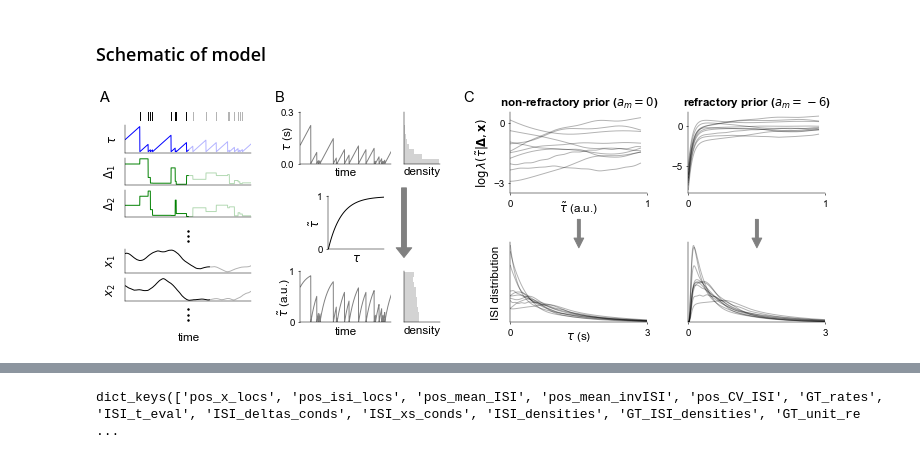
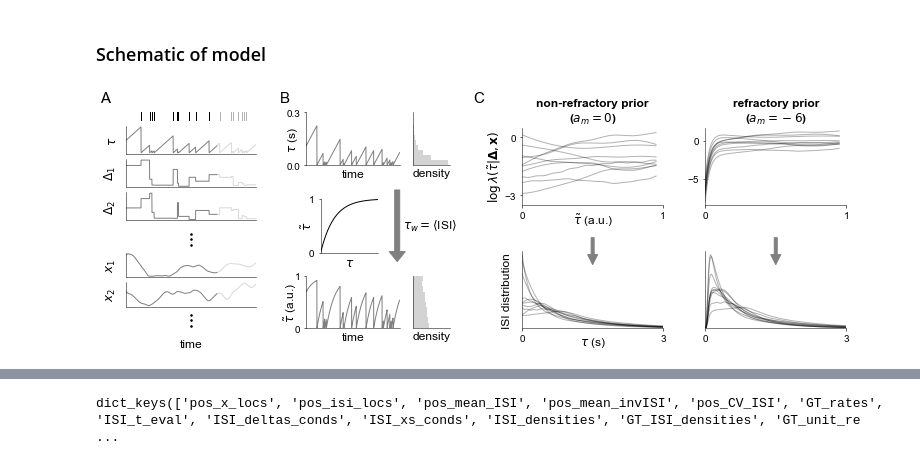
Before and after one commit to davindicode/nonparametric-nonrenewal-process, a Jupyter notebook: scripts/plots/plots.ipynb, the cells around one changed output, grey strips where cells are left out. Saved outputs shown, nothing was run; the diff lists cells and outputs as text; code cells hidden in the pictures.

```diff
--- a/scripts/plots/plots.ipynb
+++ b/scripts/plots/plots.ipynb
@@ -65,6 +64,16 @@ import plot_baselines
 
 jitter = 1e-5
 filters_dict = plot_baselines.spike_history_filters(rng, prng_state, jitter, array_type)
+
+dt = 0.001
+data_dict = plot_baselines.rate_rescaling(rng, dt, p = 0.003, ts = 3000)
+
+
+time_t = data_dict['time']
+rtime_t = data_dict['rescaled_time']
+rates_t = data_dict['rates']
+spike_times = data_dict["spike_times"]
+rspike_times = data_dict["rescaled_spike_times"]
 # %%
 a, c = 6., 30.
 phi_lower, phi_upper = a * np.log(c) - np.pi, (a * np.log(500 + c) + np.pi) * 0.87
@@ -134,10 +193,11 @@ fig.text(-0.03, 1.05, 'A', fontsize=15, ha='center')
 fig.text(0.22, 1.05, 'B', fontsize=15, ha='center')
 fig.text(0.49, 1.05, 'C', fontsize=15, ha='center')
 
+fig.text(1.03, 1.05, 'S', fontsize=15, alpha=0., ha='center')  # space
 
 
 Tst = 500
-T = 1000
+T = 1200
 Te = 1500
 
 
@@ -162,8 +222,8 @@ ax.axis('off')
 
 ax = fig.add_subplot(spec[1, 0])
 
-ax.plot(evals[Tst:T], ISIs[Tst:T, 0, 0], c='b')
-ax.plot(evals[T:Te], ISIs[T:Te, 0, 0], c='b', alpha=0.3)
+ax.plot(evals[Tst:T], ISIs[Tst:T, 0, 0], c='gray')
+ax.plot(evals[T:Te], ISIs[T:Te, 0, 0], c='gray', alpha=0.3)
 ax.set_xlim([evals[Tst], evals[Te]])
 ax.set_ylabel(r'$\tau$')
 ax.set_yticks([])
@@ -172,8 +232,8 @@ ax.set_xticks([])
 
 for k in range(2):
     ax = fig.add_subplot(spec[k + 2, 0])
-    ax.plot(evals[Tst:T], ISIs[Tst:T, 0, k+1], c='g')
-    ax.plot(evals[T:Te], ISIs[T:Te, 0, k+1], c='g', alpha=0.3)
+    ax.plot(evals[Tst:T], ISIs[Tst:T, 0, k+1], c='gray')
+    ax.plot(evals[T:Te], ISIs[T:Te, 0, k+1], c='gray', alpha=0.3)
     ax.set_xlim([evals[Tst], evals[Te]])
     ax.set_xticks([])
     ax.set_ylim(0)
@@ -200,9 +260,9 @@ spec = fig.add_gridspec(ncols=len(widths), nrows=len(heights), width_ratios=widt
 
 for d in range(2):
     ax = fig.add_subplot(spec[d, 0])
-    ax.plot(evals[:T], pos_sample[0, :T, d, 0], c='k')
-    ax.plot(evals[T:Te], pos_sample[0, T:Te, d, 0], alpha=0.3, c='k')
-    ax.set_xlim([evals[0], evals[Te]])
+    ax.plot(evals[Tst:T], pos_sample[0, Tst:T, d, 0], c='gray')
+    ax.plot(evals[T:Te], pos_sample[0, T:Te, d, 0], alpha=0.3, c='gray')
+    ax.set_xlim([evals[Tst], evals[Te]])
     ax.set_ylabel('$x_{}$'.format(d+1))
     ax.set_xticks([])
     ax.set_yticks([])
@@ -268,7 +328,7 @@ widths = [1]
 heights = [1]
 spec = fig.add_gridspec(ncols=len(widths), nrows=len(heights), width_ratios=widths,
                         height_ratios=heights, top=0.6, bottom=0.35,
-                        left=0.29, right=0.37)
+                        left=0.27, right=0.35)
 
 ax = fig.add_subplot(spec[0, 0])
 ax.plot(tau[:, 0], tau_tilde[:, 0], c='k')
@@ -279,7 +339,8 @@ ax.set_ylim([0, 1])
 ax.set_xlabel(r'$\tau$', labelpad=4)
 ax.set_ylabel(r'$\tilde{\tau}$', labelpad=-5)
 
-ax.annotate("", xy=(1.35, -0.2), xytext=(1.35, 1.2), rotation=np.pi/2., xycoords='axes fraction',
+ax.text(0.57, 0.5, r"$\tau_w = \langle$" + "ISI" + r"$\rangle$", fontsize=12, va='center')
+ax.annotate("", xy=(1.33, -0.2), xytext=(1.33, 1.2), rotation=np.pi/2., xycoords='axes fraction',
     arrowprops=dict(arrowstyle="simple, head_width=1.6, head_length=1.0, tail_width=0.5", color='gray'),
     annotation_clip=False)
 
@@ -291,14 +352,11 @@ f_dim = 0
 widths = [1, 1]
 heights = [1, 1]
 spec = fig.add_gridspec(ncols=len(widths), nrows=len(heights), width_ratios=widths,
-                        height_ratios=heights, top=1.0, bottom=0.0,
+                        height_ratios=heights, top=0.93, bottom=0.0,
                         left=0.55, right=1.0, hspace=0.6, wspace=0.3)
 
-# fig.text(0.775, 0.45, r'warped ISI $\tilde{\tau}$ (a.u.)', fontsize=13, ha='center')
-# fig.text(0.775, -0.05, r'ISI $\tau$ (unit time)', fontsize=13, ha='center')
-
 ax = fig.add_subplot(spec[0, 0])
-ax.set_title(r'non-refractory prior ($a_m = 0$)', fontsize=12, fontweight='bold')
+ax.set_title(r"non-refractory prior" + "\n" + r"($a_m = 0$)", fontsize=12, fontweight='bold')
 ax.plot(cisi_tau_tilde, log_rho_tildes[0][:, f_dim, :].T, c='k', alpha=0.3)
 ax.set_ylim([-3.5, 0.5])
 ax.set_yticks([-3, 0])
@@ -308,38 +366,38 @@ ax.set_xlim([0, 1])
 ax.set_xticks([0, 1])
 
 ax = fig.add_subplot(spec[0, 1])
-ax.set_title(r'refractory prior ($a_m = -6$)', fontsize=12, fontweight='bold')
+ax.set_title(r"refractory prior" + "\n" + r"($a_m = -6$)", fontsize=12, fontweight='bold')
 ax.plot(cisi_tau_tilde, log_rho_tildes[1][:, f_dim, :].T, c='k', alpha=0.3)
 ax.set_xticks([0, 1])
 ax.set_xlim([0, 1])
 
 ax = fig.add_subplot(spec[1, 0])
 ax.plot(cisi_t_eval, ISI_densities[0][:, f_dim, :].T, c='k', alpha=0.3)
 ax.set_xticks([0, 3])
 ax.set_yticks([])
 ax.set_ylabel('ISI distribution', labelpad=10)
 ax.set_xlabel(r'$\tau$ (s)', labelpad=-8)
 ax.set_xlim([cisi_t_eval[0], cisi_t_eval[-1]])
 ax.set_ylim(0)
 
-ax.annotate("", xy=(0.5, 0.9), xytext=(0.5, 1.3), rotation=np.pi/2., xycoords='axes fraction',
+ax.annotate("", xy=(0.5, 0.8), xytext=(0.5, 1.2), rotation=np.pi/2., xycoords='axes fraction',
     arrowprops=dict(arrowstyle="simple, head_width=1.0, head_length=1.0, tail_width=0.3", color='gray'),
     annotation_clip=False)
 
 
 ax = fig.add_subplot(spec[1, 1])
 ax.plot(cisi_t_eval, ISI_densities[1][:, f_dim, :].T, c='k', alpha=0.3)
 ax.set_xticks([0, 3])
 ax.set_yticks([])
 ax.set_xlim([cisi_t_eval[0], cisi_t_eval[-1]])
 ax.set_ylim(0)
 
-ax.annotate("", xy=(0.5, 0.9), xytext=(0.5, 1.3), rotation=np.pi/2., xycoords='axes fraction',
+ax.annotate("", xy=(0.5, 0.8), xytext=(0.5, 1.2), rotation=np.pi/2., xycoords='axes fraction',
     arrowprops=dict(arrowstyle="simple, head_width=1.0, head_length=1.0, tail_width=0.3", color='gray'),
     annotation_clip=False)
 
 
 plt.savefig('../saves/schematic.pdf')
 plt.show()
 # %% [output]
-[figure, old version]
+[figure, new version]
```
Also changed, not shown: parts of 25 cells of this notebook, 5 other files.
